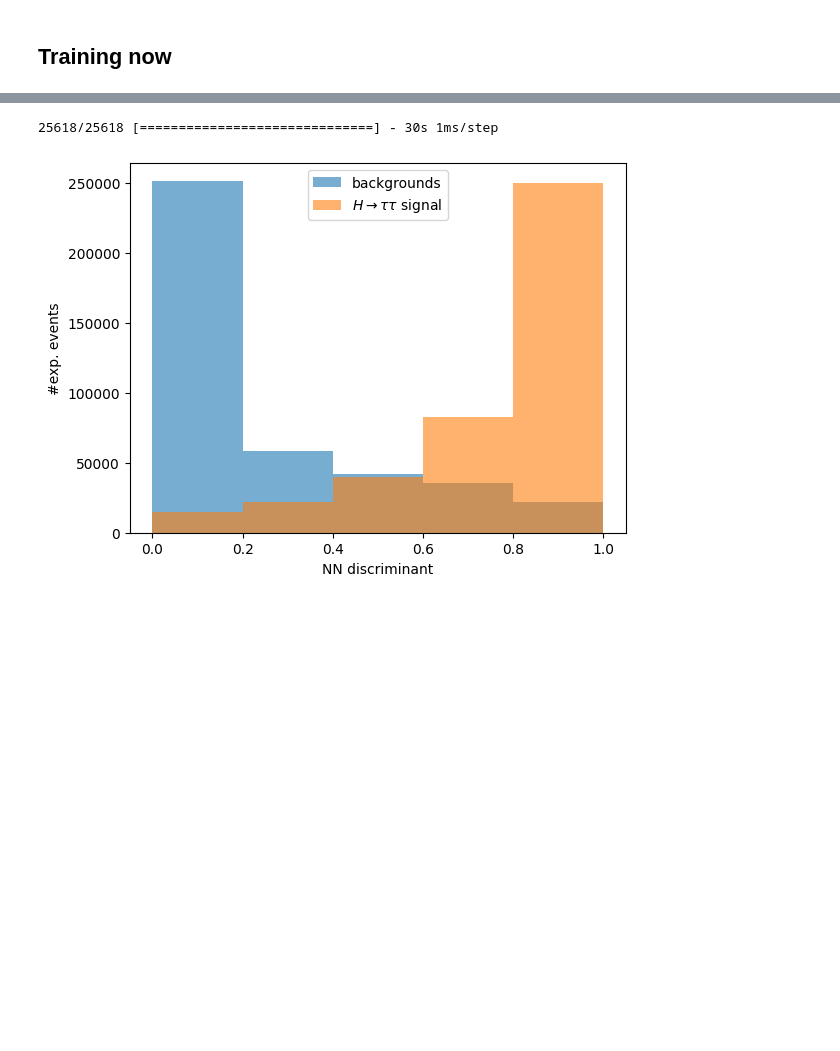
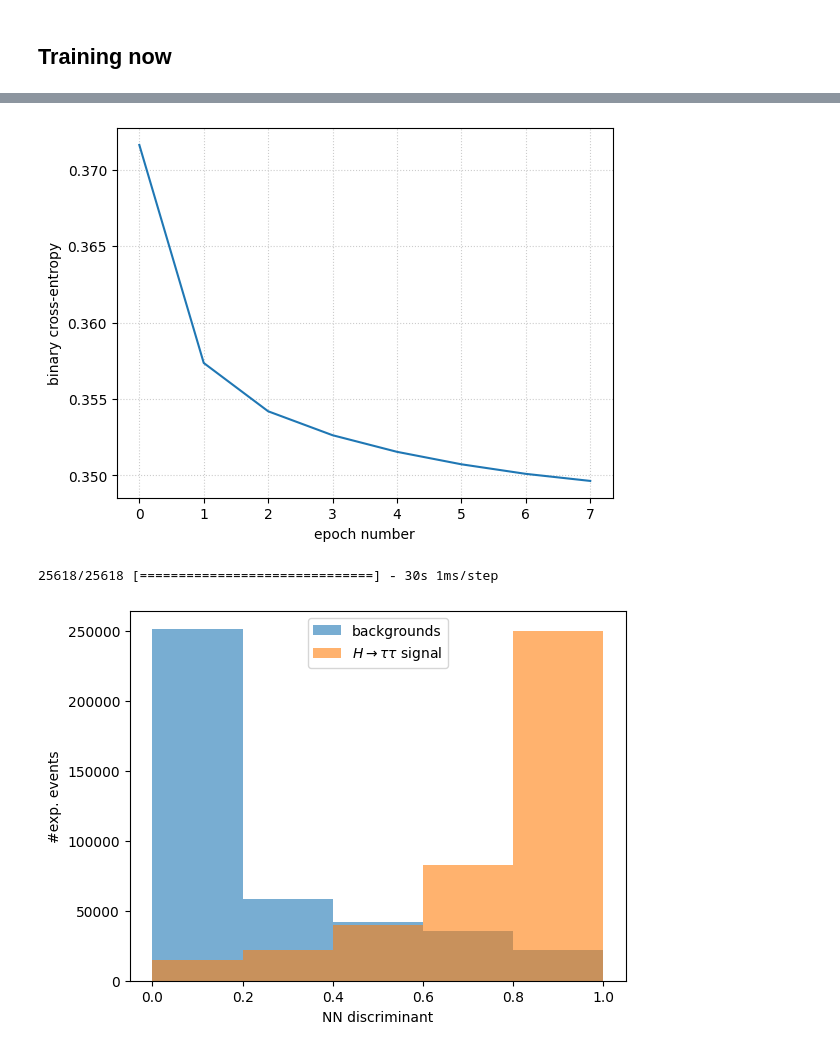
Before and after one commit to mkidson/Uni-Code, a Jupyter notebook: Honours/DS/Top_Tagging/topTaggingTrain.ipynb, the cells around one changed output, grey strips where cells are left out. Cells and saved outputs as stored; diff of their text form; code cells hidden in the pictures; blank space fills up the shorter version.

```diff
--- a/Honours/DS/Top_Tagging/topTaggingTrain.ipynb
+++ b/Honours/DS/Top_Tagging/topTaggingTrain.ipynb
@@ -95,3 +108,12 @@ Epoch 8/8
+# %%
+plt.figure()
+plt.plot(history.history['loss'])
+plt.xlabel('epoch number')
+plt.ylabel('binary cross-entropy')
+plt.grid(color='#CCCCCC', linestyle=':')
+plt.show()
+# %% [output]
+[figure, added]
 # %%
 pred_test = model.predict(data_test, verbose=1)
 # %% [output]
```
Also changed, not shown: parts of 7 cells of this notebook, 20 other files.
